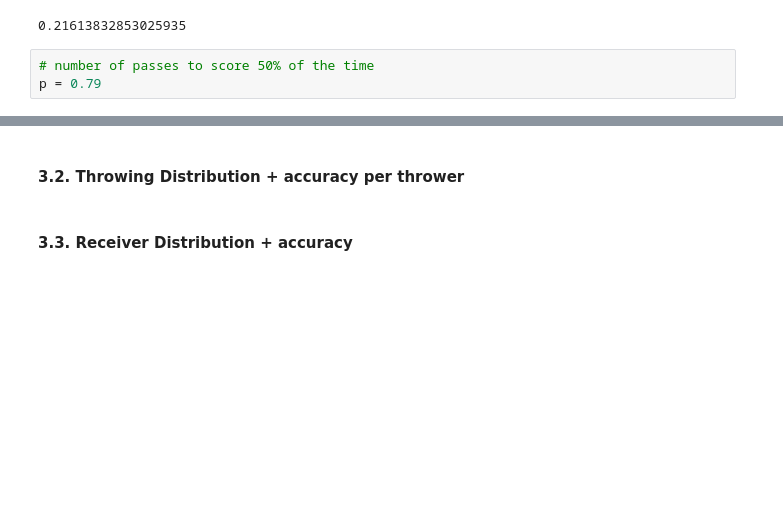
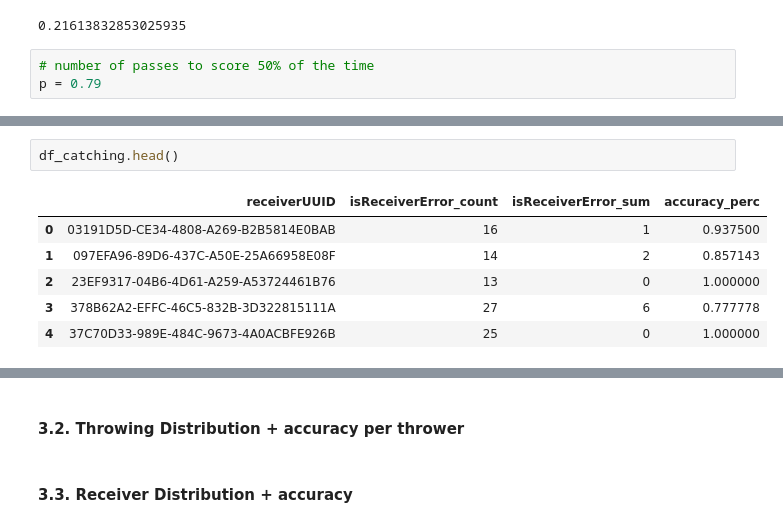
Before and after one commit to yukikongju/Miscellaneous-Projects, a Jupyter notebook: StattoStats/playground.ipynb, the cells around one changed output, grey strips where cells are left out. Drawn from its saved outputs; the diff is of its cells as text; blank space fills up the shorter version.

```diff
--- a/StattoStats/playground.ipynb
+++ b/StattoStats/playground.ipynb
@@ -175,0 +204,9 @@ p = 0.79
+# %%
+df_catching.head()
+# %% [output]
+|  | receiverUUID | isReceiverError_count | isReceiverError_sum | accuracy_perc |
+| 0 | 03191D5D-CE34-4808-A269-B2B5814E0BAB | 16 | 1 | 0.937500 |
+| 1 | 097EFA96-89D6-437C-A50E-25A66958E08F | 14 | 2 | 0.857143 |
+| 2 | 23EF9317-04B6-4D61-A259-A53724461B76 | 13 | 0 | 1.000000 |
+| 3 | 378B62A2-EFFC-46C5-832B-3D322815111A | 27 | 6 | 0.777778 |
+| 4 | 37C70D33-989E-484C-9673-4A0ACBFE926B | 25 | 0 | 1.000000 |
```
Also changed, not shown: parts of 12 cells of this notebook, 1 other file.
